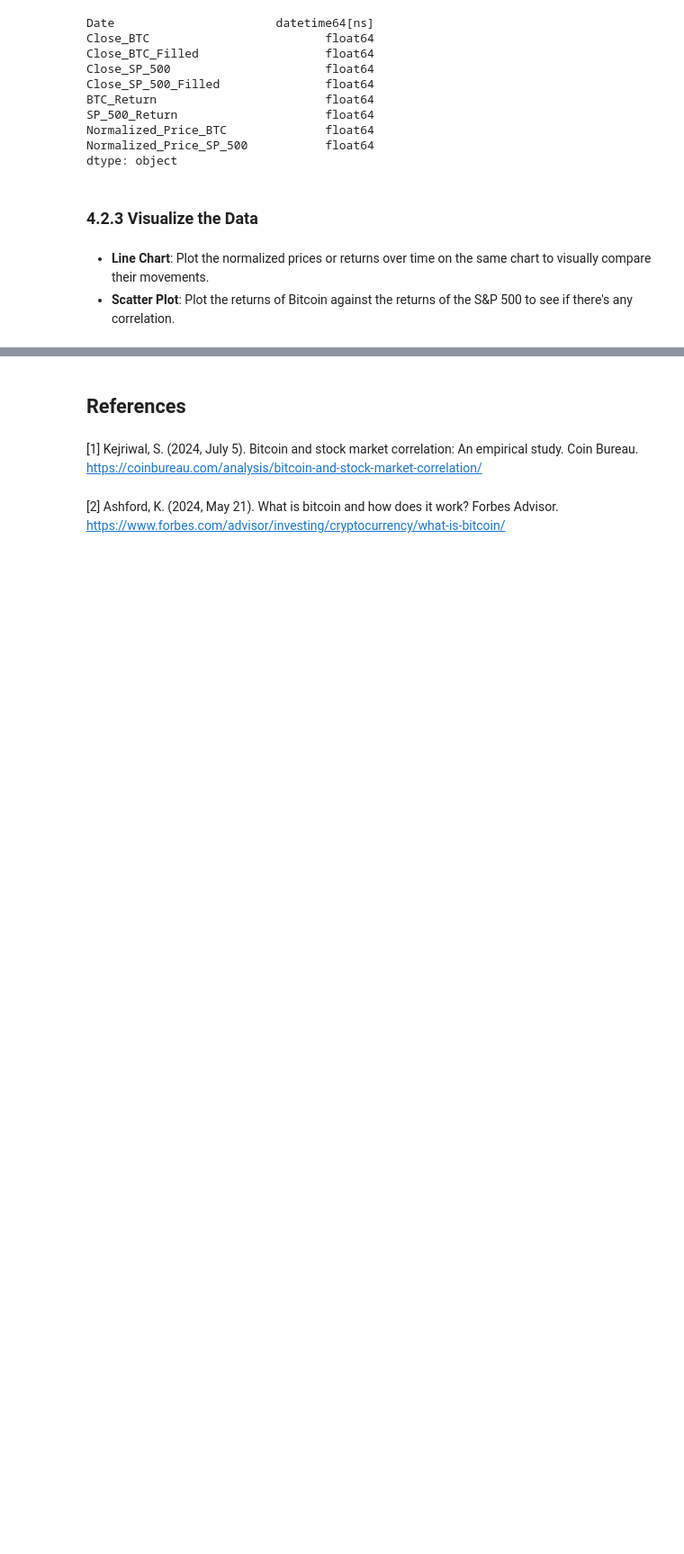
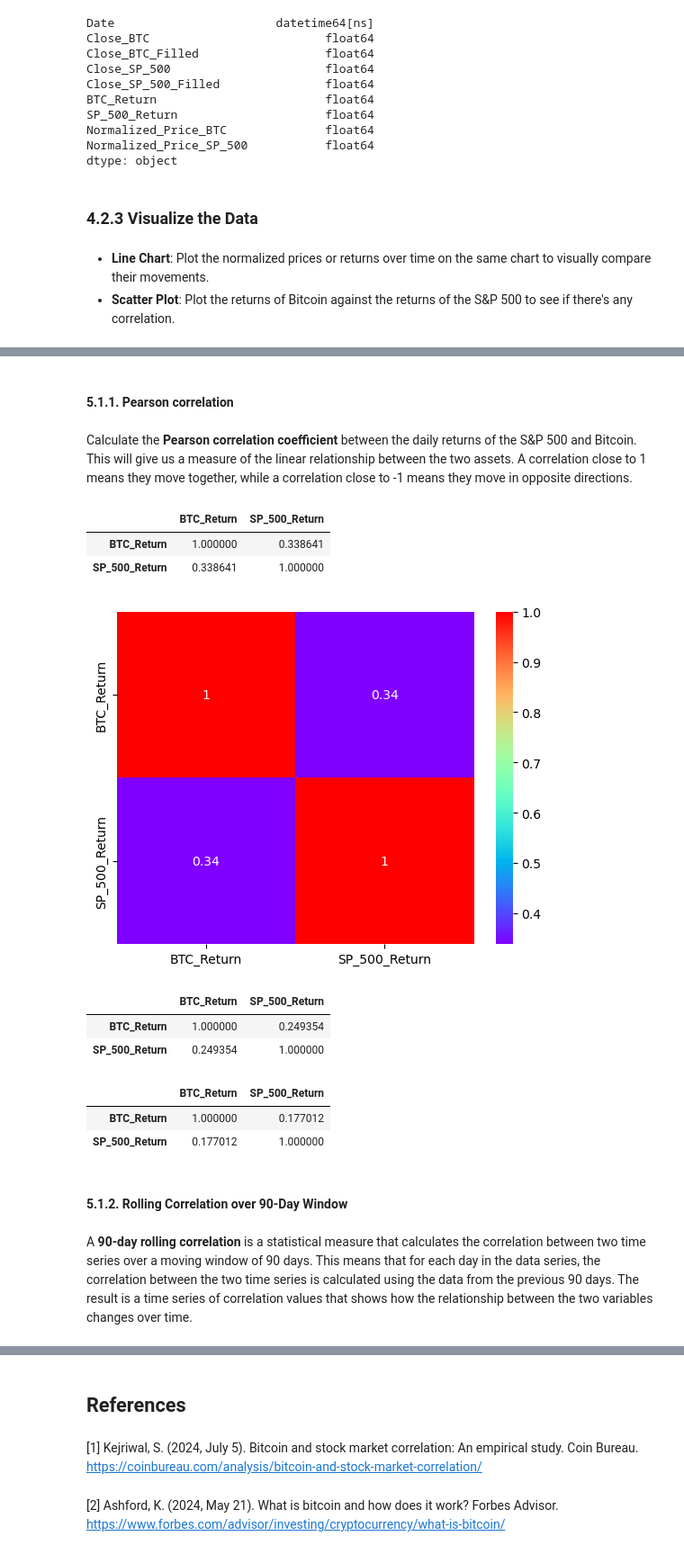
Before and after one commit to kostadinlambov/Bitcoin-and-Stock-Market-Correlation, a Jupyter notebook: Notebook/Bitcoin_and_Stock_Market_Correlation.ipynb, the cells around one changed output, grey strips where cells are left out. Shown at 90% size. Drawn from its saved outputs; the diff is of its cells as text; code cells hidden in the pictures; blank space fills up the shorter version.

```diff
--- a/Notebook/Bitcoin_and_Stock_Market_Correlation.ipynb
+++ b/Notebook/Bitcoin_and_Stock_Market_Correlation.ipynb
@@ -549,0 +578,35 @@ plot_multiple_market_data(dates, labels, legend, returns, title_btc)
+# %% [markdown]
+#### 5.1.1. Pearson correlation
+# %% [markdown]
+Calculate the **Pearson correlation coefficient** between the daily returns of the S&P 500 and Bitcoin. This will give us a measure of the linear relationship between the two assets. A correlation close to 1 means they move together, while a correlation close to -1 means they move in opposite directions.
+# %%
+correlation_columns = ["BTC_Return", "SP_500_Return"]
+data_tidy[correlation_columns].corr("pearson")
+# %% [output]
+|  | BTC_Return | SP_500_Return |
+| BTC_Return | 1.000000 | 0.338641 |
+| SP_500_Return | 0.338641 | 1.000000 |
+# %%
+# Create a heatmap with the Pearson correlation
+sns.heatmap(data_tidy[correlation_columns].corr("pearson"), annot = True,  cmap = plt.cm.rainbow)
+plt.show()
+# %% [output]
+[figure, added]
+# %%
+# Using another correlation coefficient - Spearman rank correlation
+data_tidy[correlation_columns].corr("spearman")
+# %% [output]
+|  | BTC_Return | SP_500_Return |
+| BTC_Return | 1.000000 | 0.249354 |
+| SP_500_Return | 0.249354 | 1.000000 |
+# %%
+# Using Kendall Tau correlation coefficient
+data_tidy[correlation_columns].corr("kendall")
+# %% [output]
+|  | BTC_Return | SP_500_Return |
+| BTC_Return | 1.000000 | 0.177012 |
+| SP_500_Return | 0.177012 | 1.000000 |
+# %% [markdown]
+#### 5.1.2. Rolling Correlation over 90-Day Window
+# %% [markdown]
+A **90-day rolling correlation** is a statistical measure that calculates the correlation between two time series over a moving window of 90 days. This means that for each day in the data series, the correlation between the two time series is calculated using the data from the previous 90 days. The result is a time series of correlation values that shows how the relationship between the two variables changes over time.
```
Also changed, not shown: parts of 21 cells of this notebook, 1 other file.
